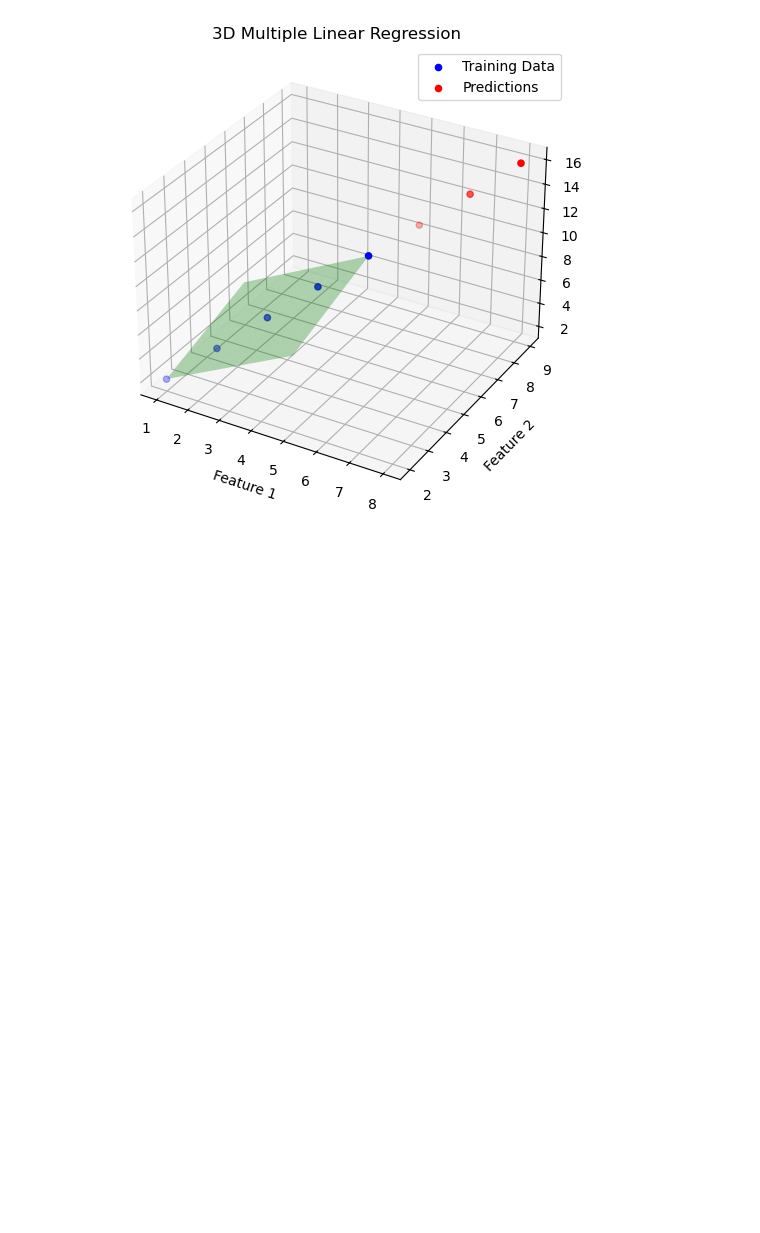
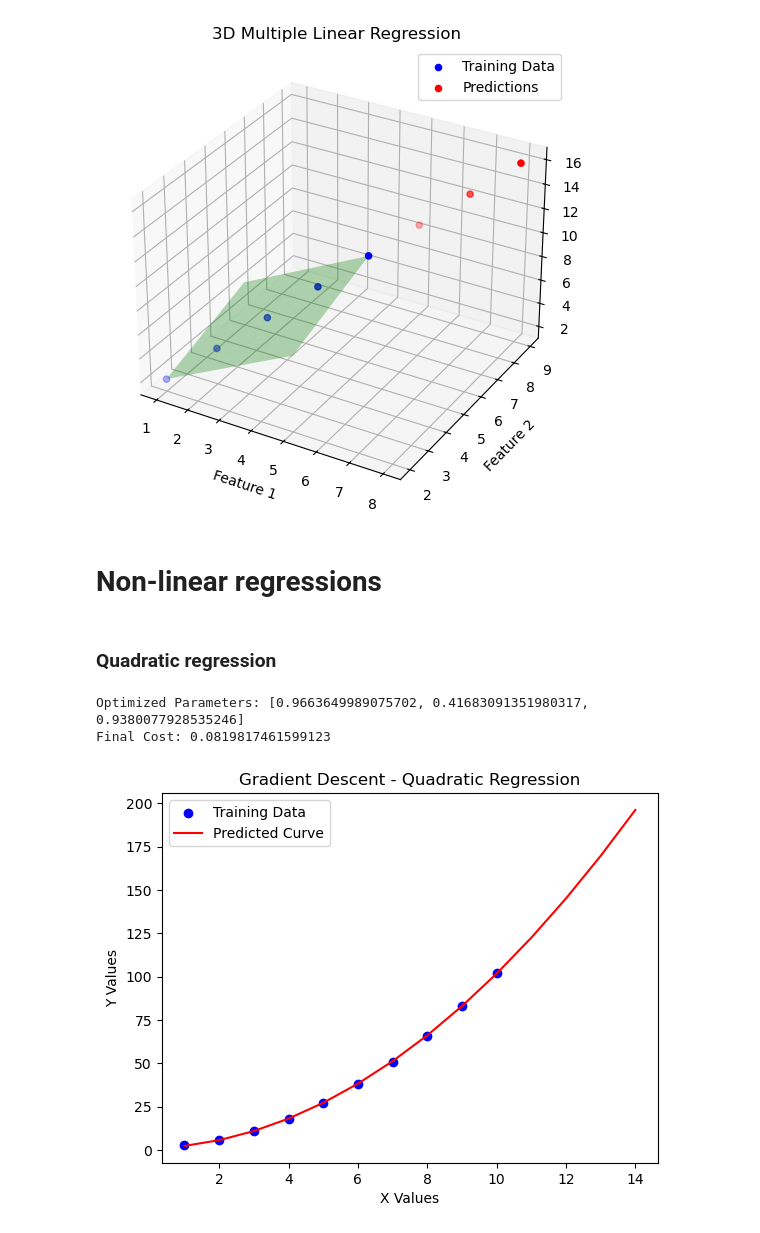
Before and after one commit to smoothyy3/Gradient-descent-from-scratch, a Jupyter notebook: test_GD.ipynb, the cells around one changed output. Saved outputs shown, nothing was run; the diff lists cells and outputs as text; code cells hidden in the pictures; blank space fills up the shorter version.

Commit message:
adding more test cases

```diff
--- a/test_GD.ipynb
+++ b/test_GD.ipynb
@@ -76,7 +81,7 @@ def cost_function(params):
 X_train = [[1, 2], [2, 3], [3, 4], [4, 5], [5, 6]]
 y_train = [2, 4, 6, 8, 10]
 # %%
-gd = gradient_descent(learn_rate=0.01, max_iter=1000, tolerance=1e-6)
+gd = Gradient_descent(learn_rate=0.01, max_iter=1000, tolerance=1e-6)
 initial_params = [0.0, 0.0, 0.0]
 optimized_params = gd.fit(cost_function, initial_params)
 # %%
@@ -127,3 +132,37 @@ ax.legend()
 plt.show()
 # %% [output]
 [figure]
+# %% [markdown]
+# Non-linear regressions
+# %% [markdown]
+### **Quadratic regression**
+# %%
+def cost_function(params):
+    a, b, c = params
+    y_pred = [(a * x**2 + b * x + c) for x in X_train]
+    return MSE(y_train, y_pred)
+# %%
+X_train = [1, 2, 3, 4, 5, 6, 7, 8, 9, 10]
+y_train = [3, 6, 11, 18, 27, 38, 51, 66, 83, 102]
+# %%
+gd = Gradient_descent(learn_rate=0.0001, max_iter=10000, tolerance=1e-6)
+optimized_params = gd.fit(cost_function, params=[1.0, 1.0, 1.0])
+
+print("Optimized Parameters:", optimized_params)
+print("Final Cost:", cost_function(optimized_params))
+# %% [output]
+Optimized Parameters: [0.9663649989075702, 0.41683091351980317, 0.9380077928535246]
+Final Cost: 0.0819817461599123
+# %%
+X_test = list(range(1, 15))
+y_pred = [(optimized_params[0] * x**2 + optimized_params[1] * x + optimized_params[2]) for x in X_test]
+
+plt.scatter(X_train, y_train, color='blue', label="Training Data")
+plt.plot(X_test, y_pred, color='red', label="Predicted Curve")
+plt.legend()
+plt.xlabel("X Values")
+plt.ylabel("Y Values")
+plt.title("Gradient Descent - Quadratic Regression")
+plt.show()
+# %% [output]
+[figure, added]
```
Also changed, not shown: parts of 10 cells of this notebook.
